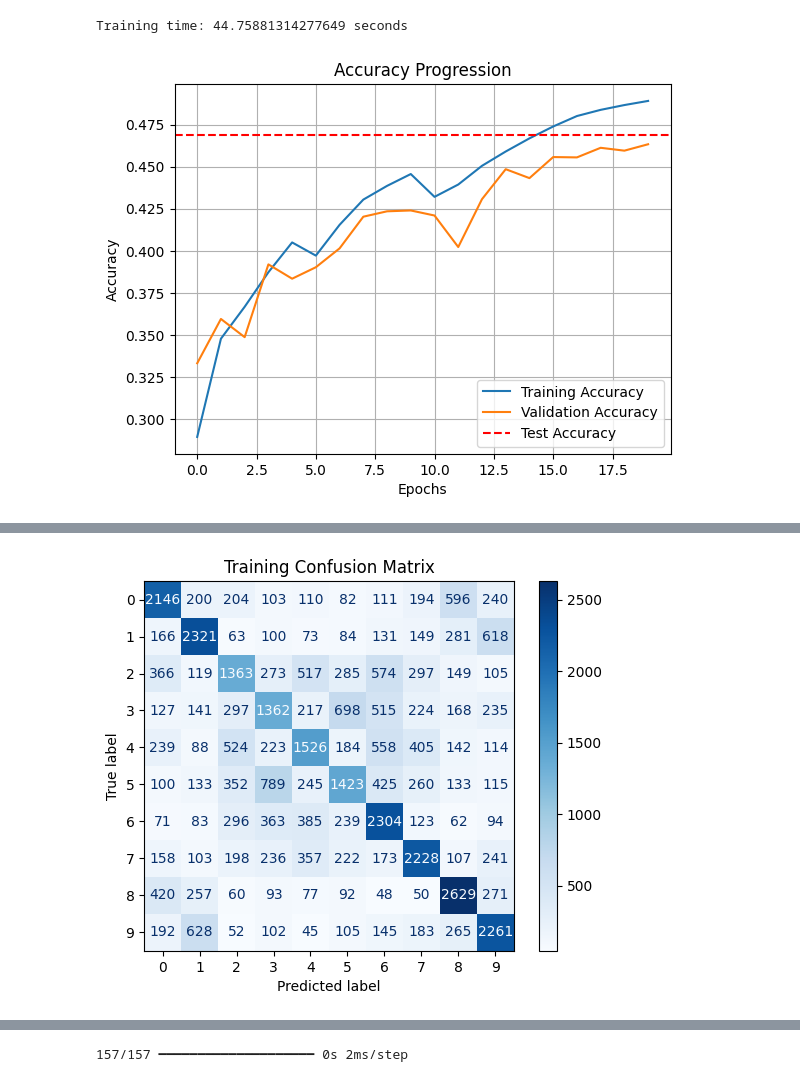
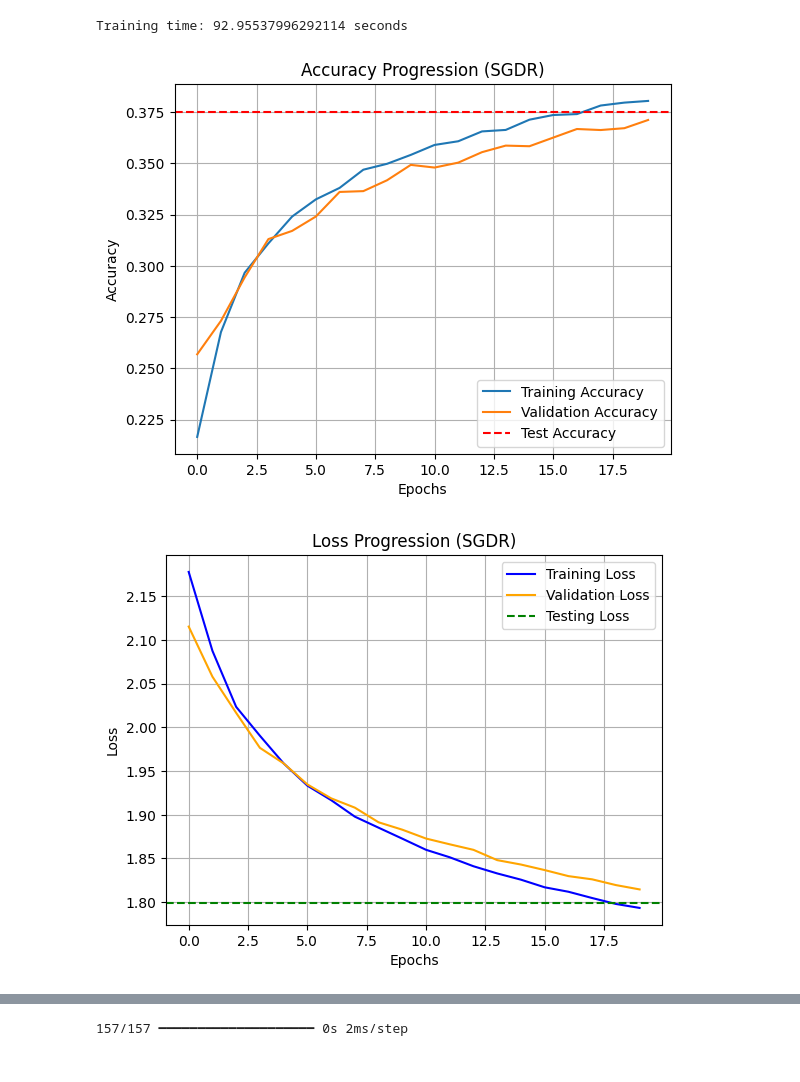
Before and after one commit to FadyKamil15/optimization-algorithms-comparison, a Jupyter notebook: sgdr.ipynb, the cells around one changed output, grey strips where cells are left out. Drawn from its saved outputs; the diff is of its cells as text; code cells hidden in the pictures.

Commit message:
sgdr final commit

```diff
--- a/sgdr.ipynb
+++ b/sgdr.ipynb
@@ -29,9 +34,9 @@ class LearningRateTracker(tf.keras.callbacks.Callback):
         self.lr_history.append(lr)
 # %%
 lr_schedule = tf.keras.optimizers.schedules.CosineDecayRestarts(
-    initial_learning_rate=0.1,   # Set initial learning rate
+    initial_learning_rate=0.001,   # Set initial learning rate
     first_decay_steps=1000,        # Number of steps for the first restart
-    t_mul=1.1,                       # Multiply the period after each restart
+    t_mul=1,                       # Multiply the period after each restart
     m_mul=1,                       # Scaling factor for the learning rate
     alpha = 0.1
 )
@@ -119,33 +148,48 @@ Recall (Sensitivity) per class: [0.49  0.615 0.257 0.273 0.406 0.334 0.523 0.597
 # %%
 # Calculate the total training time
 training_time = end_time - start_time
 print(f"Training time: {training_time} seconds")
 
 # Visualize training, validation, and test accuracy
 plt.plot(history.history['accuracy'], label='Training Accuracy')
 plt.plot(history.history['val_accuracy'], label='Validation Accuracy')
 plt.axhline(y=test_acc, color='r', linestyle='--', label='Test Accuracy')
 plt.title('Accuracy Progression (SGDR)')
 plt.xlabel('Epochs')
 plt.ylabel('Accuracy')
 plt.legend()
 plt.grid()
 plt.show()
 
+# Plotting Training, Testing, and Validation Loss
+plt.plot(history.history['loss'], label='Training Loss', color='blue')
+plt.plot(history.history['val_loss'], label='Validation Loss', color='orange')
+
+
+plt.axhline(y=test_loss, color='green', linestyle='--', label='Testing Loss')
+
+plt.title('Loss Progression (SGDR)')
+plt.xlabel('Epochs')
+plt.ylabel('Loss')
+plt.legend()
+plt.grid(True)
+plt.show()
+
 # Helper function to plot confusion matrices
 def plot_confusion_matrix(data, labels, dataset_name):
     predictions = model.predict(data, batch_size=64)
     predicted_classes = np.argmax(predictions, axis=1)
     cm = confusion_matrix(labels, predicted_classes)
-    disp = ConfusionMatrixDisplay(confusion_matrix=cm, display_labels=range(10))
-    disp.plot(cmap=plt.cm.Blues)
+    disp = ConfusionMatrixDisplay(confusion_matrix=cm, display_labels=classes)
+    disp.plot(cmap=plt.cm.Blues, xticks_rotation=45)
     plt.title(f'{dataset_name} Confusion Matrix')
     plt.show()
 
 # Plot confusion matrices for training, validation, and testing
 plot_confusion_matrix(x_train, y_train, '(SGDR) Training')
 plot_confusion_matrix(x_val, y_val, '(SGDR) Validation')
 plot_confusion_matrix(x_test, y_test, '(SGDR) Testing')
 # %% [output]
-Training time: 44.75881314277649 seconds
+Training time: 92.95537996292114 seconds
-[figure, old version]
+[figure, new version]
+[figure, new version]
@@ -153 +196,0 @@ Training time: 44.75881314277649 seconds
-[figure, old version]
```
Also changed, not shown: parts of 8 cells of this notebook.
